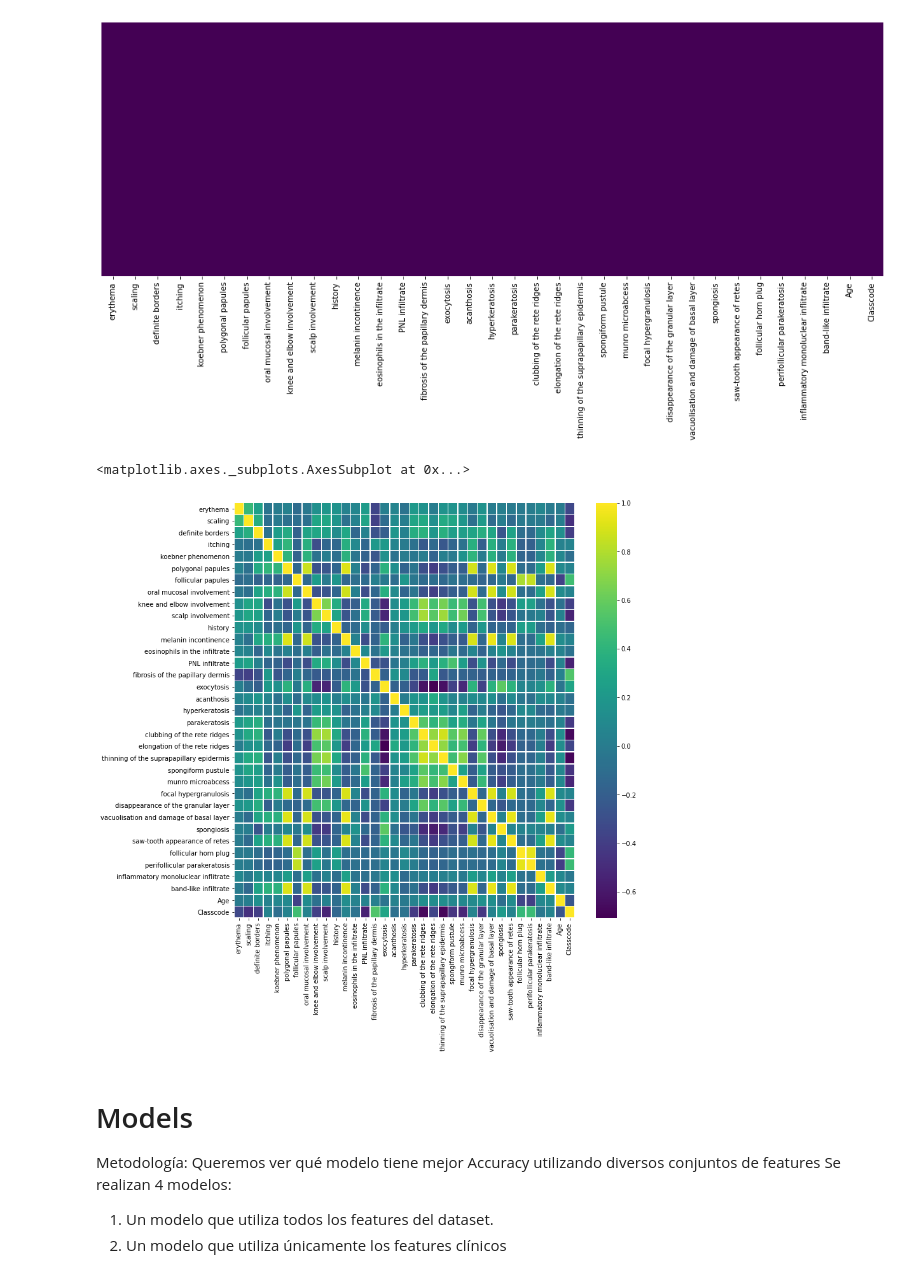
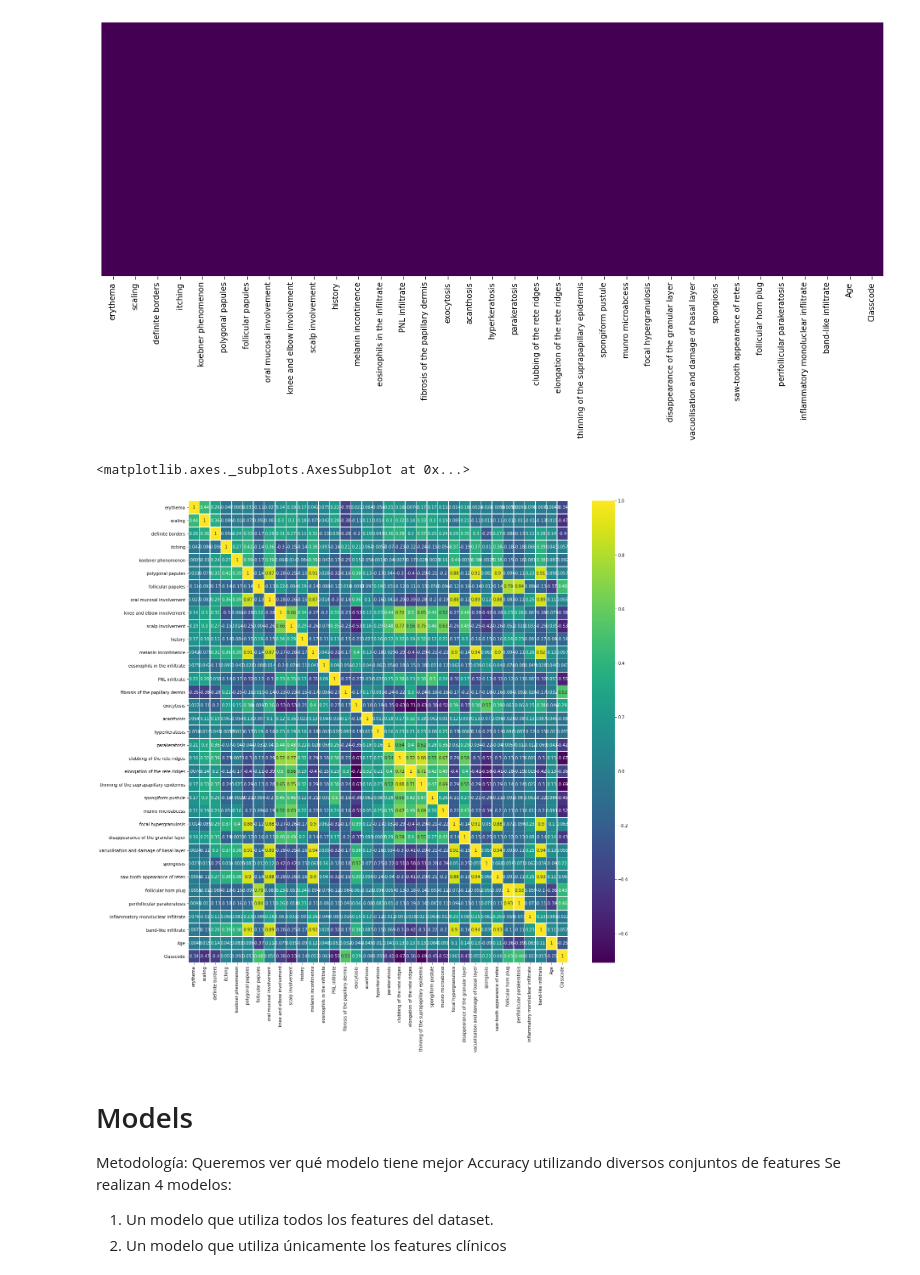
Before and after one commit to KevinHern/SemProProject1, a Jupyter notebook: Dermatology.ipynb, the cells around one changed output. Drawn from its saved outputs; the diff is of its cells as text; code cells hidden in the pictures.

```diff
--- a/Dermatology.ipynb
+++ b/Dermatology.ipynb
@@ -122,11 +147,11 @@ sns.heatmap(df.isnull(), yticklabels=False, cbar=False, cmap='viridis', xticklab
 # %%
 corr = df.corr()
 # %%
-plt.figure(figsize=(12,12))
-sns.heatmap(corr, linewidths=.5, cmap='viridis')
+plt.figure(figsize=(20,20))
+sns.heatmap(corr, linewidths=.5, cmap='viridis', annot=True)
 # %% [output]
 <matplotlib.axes._subplots.AxesSubplot at 0x...>
-[figure, old version]
+[figure, new version]
 # %% [markdown]
 # Models
 
```
Also changed, not shown: parts of 44 cells of this notebook.
